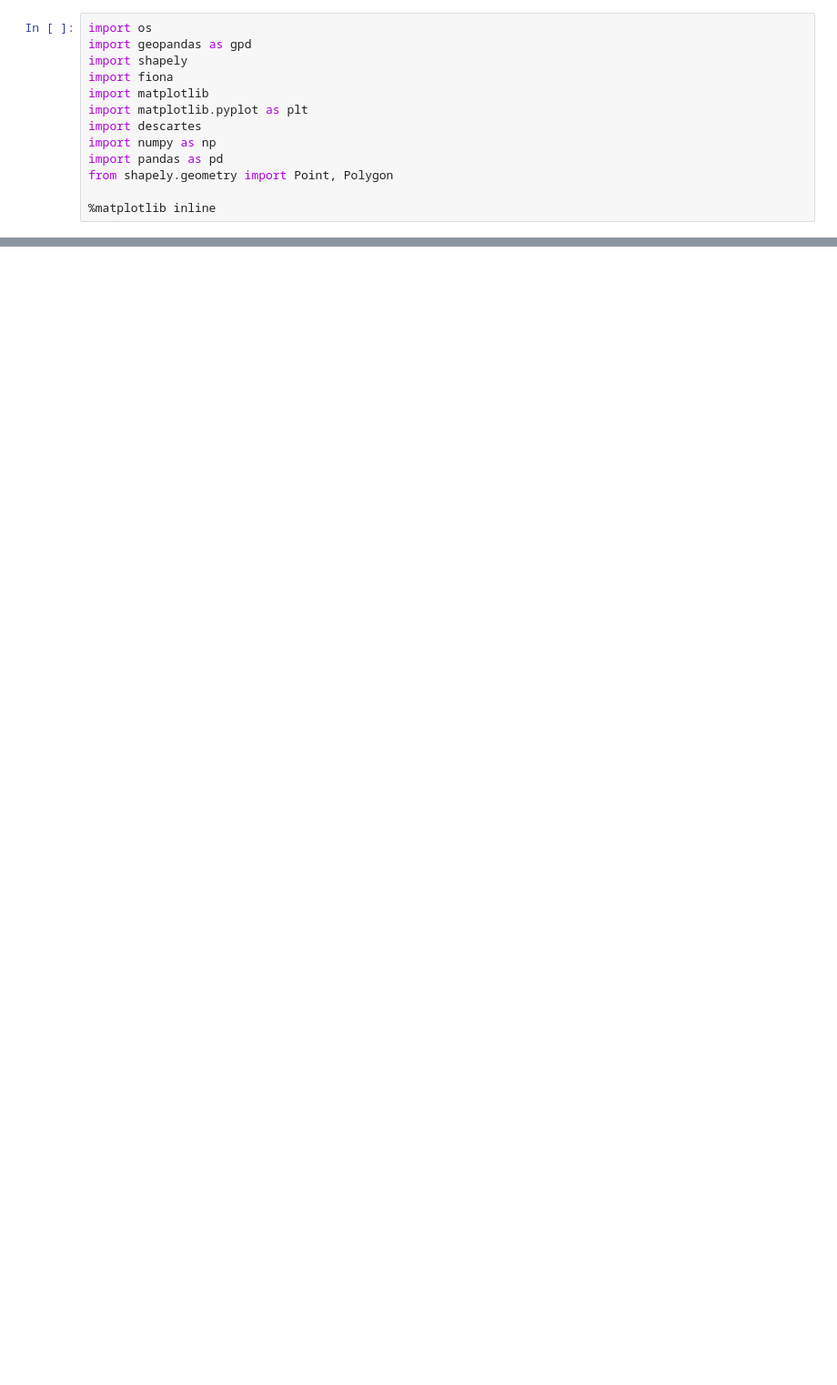
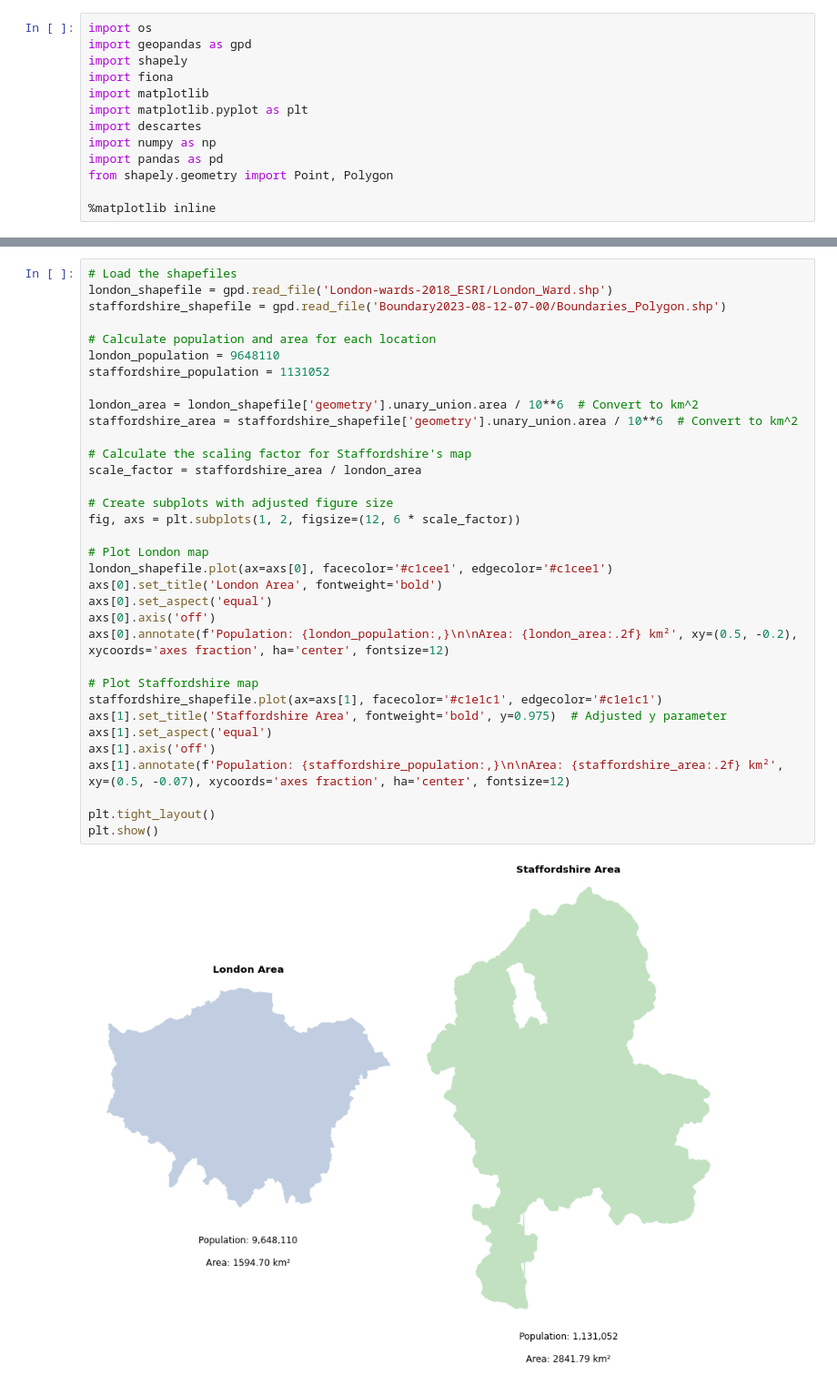
Before and after one commit to bboge/data-project-z5491834, a Jupyter notebook: data_project/presentation.ipynb, the cells around one changed output, grey strips where cells are left out. Shown: that part at 91% size. Drawn from its saved outputs; the diff is of its cells as text; blank space fills up the shorter version.

```diff
--- a/data_project/presentation.ipynb
+++ b/data_project/presentation.ipynb
@@ -50,0 +48,36 @@ ward_map.plot(ax=ax, alpha=0.4, color='grey')
+# %%
+# Load the shapefiles
+london_shapefile = gpd.read_file('London-wards-2018_ESRI/London_Ward.shp')
+staffordshire_shapefile = gpd.read_file('Boundary2023-08-12-07-00/Boundaries_Polygon.shp')
+
+# Calculate population and area for each location
+london_population = 9648110
+staffordshire_population = 1131052
+
+london_area = london_shapefile['geometry'].unary_union.area / 10**6  # Convert to km^2
+staffordshire_area = staffordshire_shapefile['geometry'].unary_union.area / 10**6  # Convert to km^2
+
+# Calculate the scaling factor for Staffordshire's map
+scale_factor = staffordshire_area / london_area
+
+# Create subplots with adjusted figure size
+fig, axs = plt.subplots(1, 2, figsize=(12, 6 * scale_factor))
+
+# Plot London map
+london_shapefile.plot(ax=axs[0], facecolor='#c1cee1', edgecolor='#c1cee1')
+axs[0].set_title('London Area', fontweight='bold')
+axs[0].set_aspect('equal')
+axs[0].axis('off')
+axs[0].annotate(f'Population: {london_population:,}\n\nArea: {london_area:.2f} km²', xy=(0.5, -0.2), xycoords='axes fraction', ha='center', fontsize=12)
+
+# Plot Staffordshire map
+staffordshire_shapefile.plot(ax=axs[1], facecolor='#c1e1c1', edgecolor='#c1e1c1')
+axs[1].set_title('Staffordshire Area', fontweight='bold', y=0.975)  # Adjusted y parameter
+axs[1].set_aspect('equal')
+axs[1].axis('off')
+axs[1].annotate(f'Population: {staffordshire_population:,}\n\nArea: {staffordshire_area:.2f} km²', xy=(0.5, -0.07), xycoords='axes fraction', ha='center', fontsize=12)
+
+plt.tight_layout()
+plt.show()
+# %% [output]
+[figure, added]
```
Also changed, not shown: parts of 14 cells of this notebook, 27 other files.
